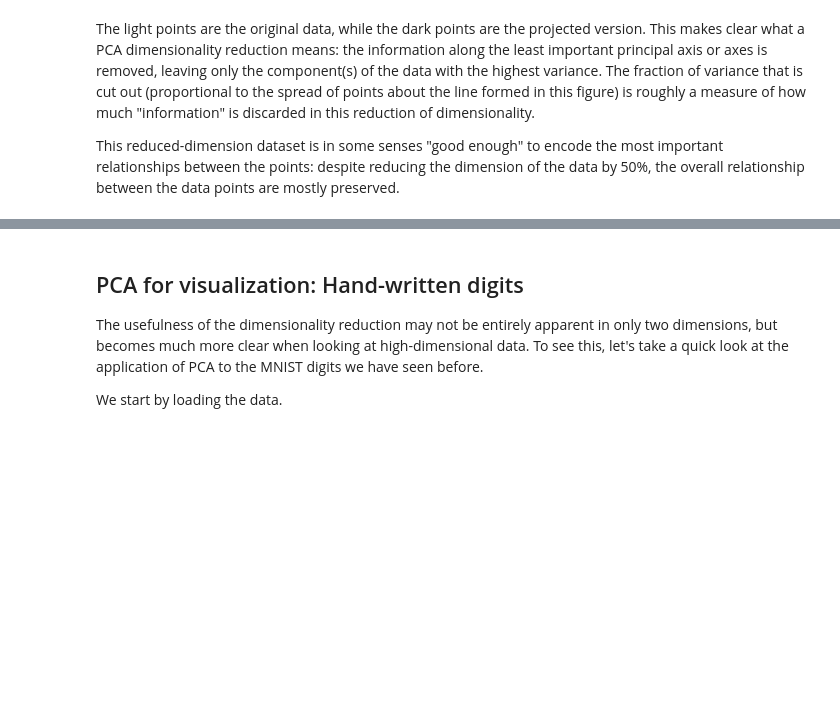
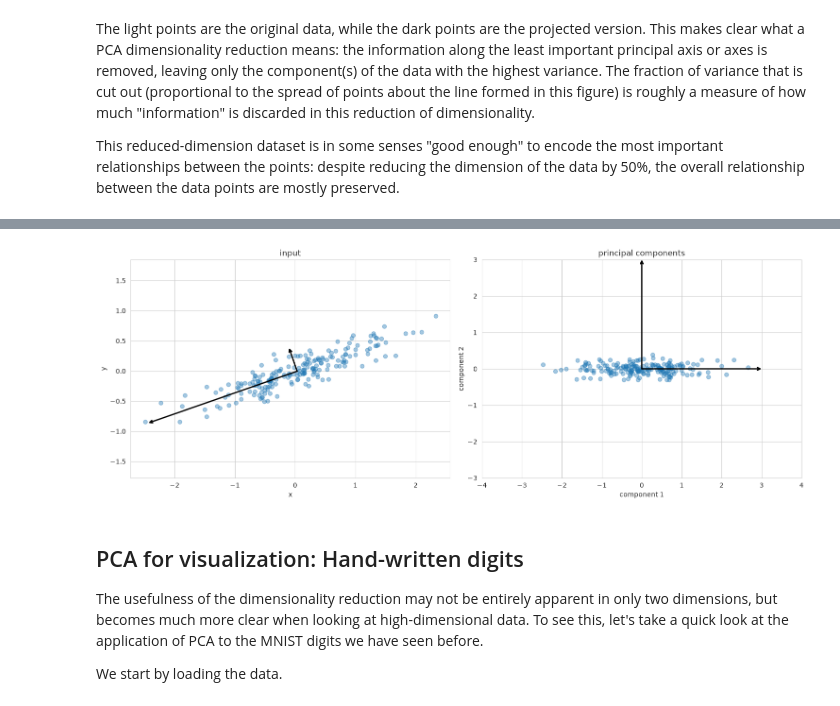
Before and after one commit to csci574-ml/csci574-ml, a Jupyter notebook: lectures/u13-1-PCA-scikit-learn.ipynb, the cells around one changed output, grey strips where cells are left out. Cells and saved outputs as stored; diff of their text form; code cells hidden in the pictures; blank space fills up the shorter version.

```diff
--- a/lectures/u13-1-PCA-scikit-learn.ipynb
+++ b/lectures/u13-1-PCA-scikit-learn.ipynb
@@ -420,3 +428,31 @@ This reduced-dimension dataset is in some senses "good enough" to encode the mos
+# %%
+fig, ax = plt.subplots(1, 2, figsize=(16, 6))
+fig.subplots_adjust(left=0.0625, right=0.95, wspace=0.1)
+
+# plot data
+plt.subplot(1,2,1)
+plt.scatter(X[:, 0], X[:, 1], alpha=0.4)
+for length, vector in zip(S, U):
+    v = vector * 3 * np.sqrt(length)
+    draw_vector(pca.mean_, pca.mean_ + v)
+plt.axis('equal');
+plt.xlabel('x')
+plt.ylabel('y')
+plt.title('input')
+
+# plot principal components
+plt.subplot(1,2,2)
+plt.scatter(X_pca[:, 0], X_pca[:, 1], alpha=0.4)
+plt.xlim(-4, 4)
+plt.ylim(-3, 3)
+#plt.axis('equal')
+plt.xlabel('component 1')
+plt.ylabel('component 2')
+plt.title('principal components');
+draw_vector([0, 0], [0, 3])
+draw_vector([0, 0], [3, 0])
+# %% [output]
+[figure, added]
 # %% [markdown]
 ## PCA for visualization: Hand-written digits
 
```
Also changed, not shown: parts of 42 cells of this notebook, 1 other file.
